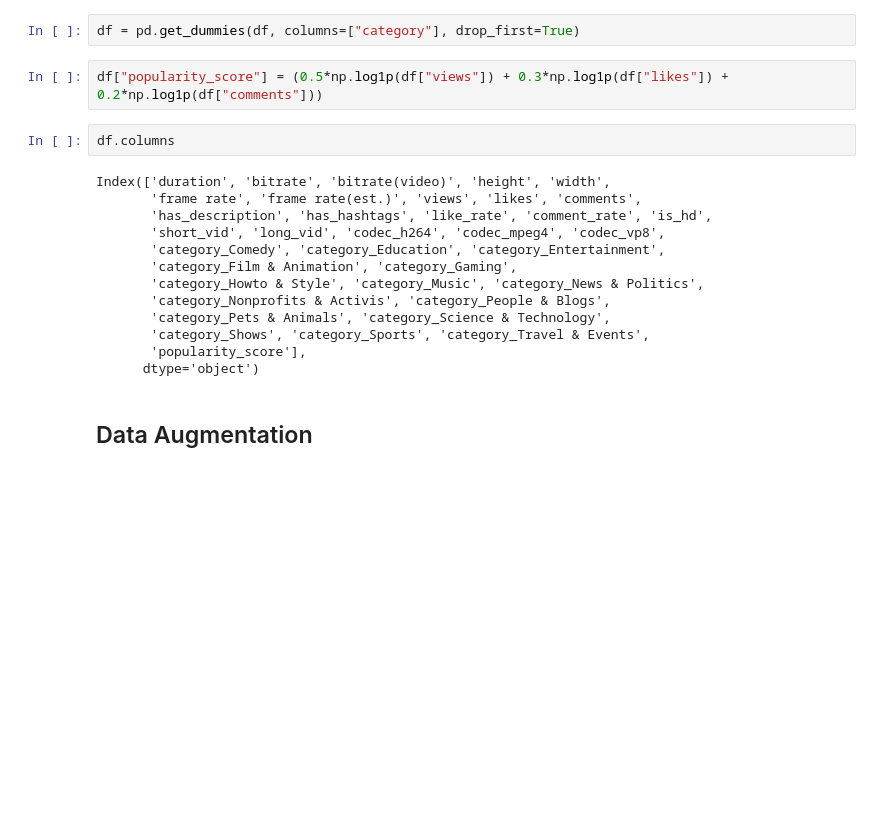
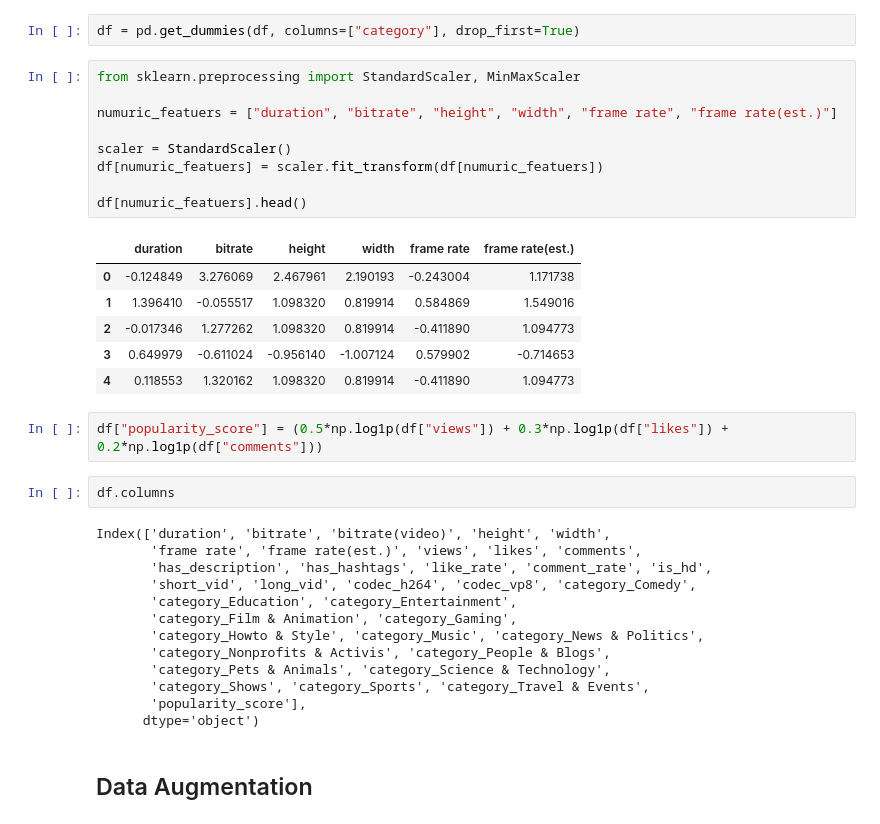
Before and after one commit to ghaida-alsalamah/T2-AI-TASK, a Jupyter notebook: T2-AI-TASK.ipynb, the cells around one changed output. Cells and saved outputs as stored; diff of their text form; blank space fills up the shorter version.

```diff
--- a/T2-AI-TASK.ipynb
+++ b/T2-AI-TASK.ipynb
@@ -180,6 +212,22 @@ memory usage: 2.5+ MB
 df = pd.get_dummies(df, columns=["codec"], drop_first=True)
 # %%
 df = pd.get_dummies(df, columns=["category"], drop_first=True)
+# %%
+from sklearn.preprocessing import StandardScaler, MinMaxScaler
+
+numuric_featuers = ["duration", "bitrate", "height", "width", "frame rate", "frame rate(est.)"]
+
+scaler = StandardScaler()
+df[numuric_featuers] = scaler.fit_transform(df[numuric_featuers])
+
+df[numuric_featuers].head()
+# %% [output]
+|  | duration | bitrate | height | width | frame rate | frame rate(est.) |
+| 0 | -0.124849 | 3.276069 | 2.467961 | 2.190193 | -0.243004 | 1.171738 |
+| 1 | 1.396410 | -0.055517 | 1.098320 | 0.819914 | 0.584869 | 1.549016 |
+| 2 | -0.017346 | 1.277262 | 1.098320 | 0.819914 | -0.411890 | 1.094773 |
+| 3 | 0.649979 | -0.611024 | -0.956140 | -1.007124 | 0.579902 | -0.714653 |
+| 4 | 0.118553 | 1.320162 | 1.098320 | 0.819914 | -0.411890 | 1.094773 |
 # %%
 df["popularity_score"] = (0.5*np.log1p(df["views"]) + 0.3*np.log1p(df["likes"]) + 0.2*np.log1p(df["comments"]))
 # %%
@@ -188,8 +236,8 @@ df.columns
 Index(['duration', 'bitrate', 'bitrate(video)', 'height', 'width',
        'frame rate', 'frame rate(est.)', 'views', 'likes', 'comments',
        'has_description', 'has_hashtags', 'like_rate', 'comment_rate', 'is_hd',
-       'short_vid', 'long_vid', 'codec_h264', 'codec_mpeg4', 'codec_vp8',
-       'category_Comedy', 'category_Education', 'category_Entertainment',
+       'short_vid', 'long_vid', 'codec_h264', 'codec_vp8', 'category_Comedy',
+       'category_Education', 'category_Entertainment',
        'category_Film & Animation', 'category_Gaming',
        'category_Howto & Style', 'category_Music', 'category_News & Politics',
        'category_Nonprofits & Activis', 'category_People & Blogs',
```
Also changed, not shown: parts of 8 cells of this notebook.
